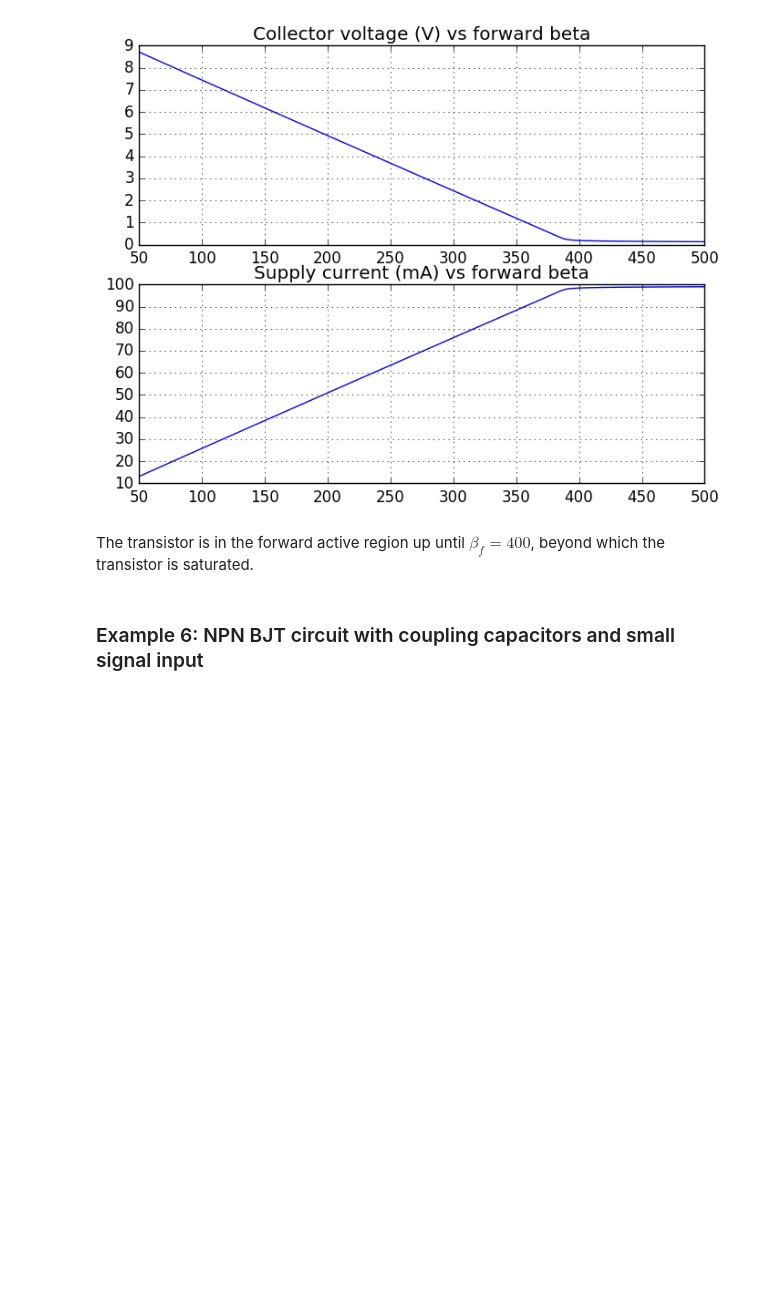
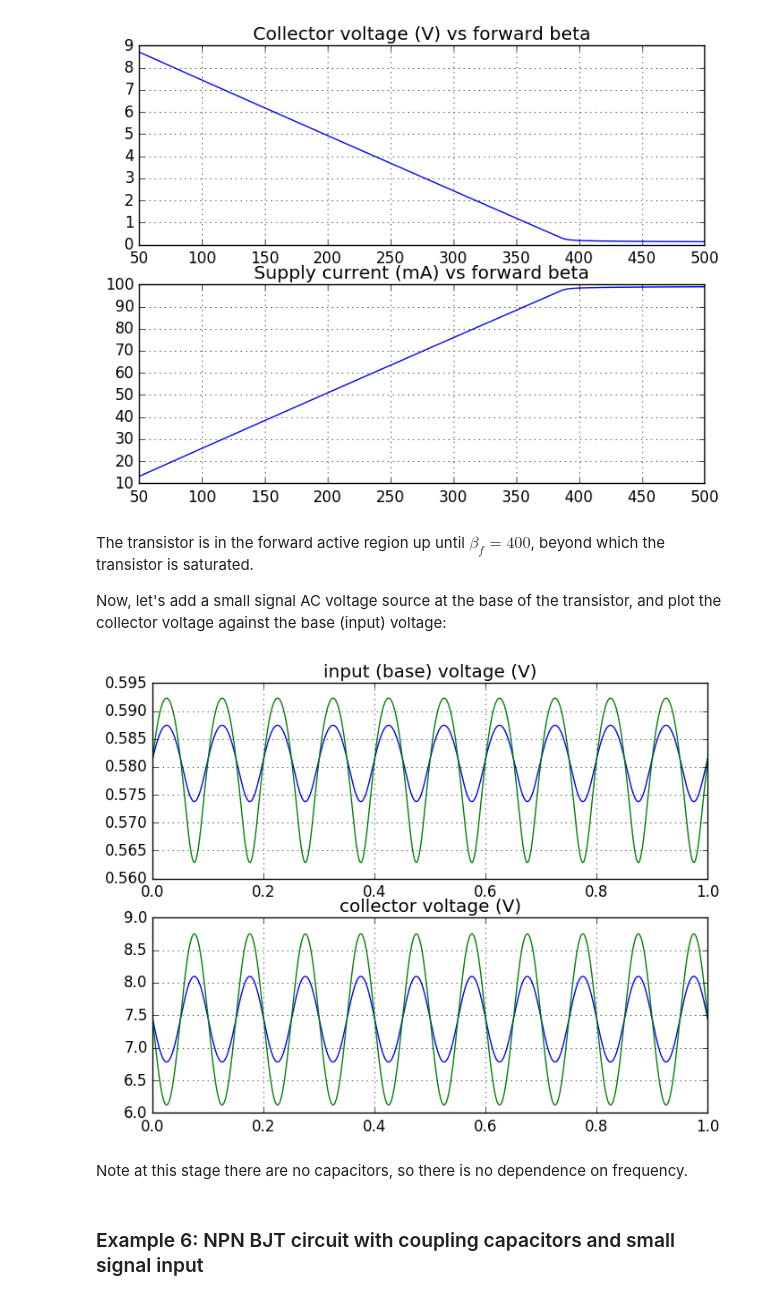
Before and after one commit to mridsole/SimpleCircuits.jl, a Jupyter notebook: MATH3976 Project - Rapisarda 440429320.ipynb, the cells around one changed output. Cells and saved outputs as stored; diff of their text form; code cells hidden in the pictures; blank space fills up the shorter version.

Commit message:
Added lots of good things

```diff
--- a/MATH3976 Project - Rapisarda 440429320.ipynb
+++ b/MATH3976 Project - Rapisarda 440429320.ipynb
@@ -267,5 +267,41 @@ plot(βf_range, 1e+3 * cop[vcc]);
 [figure]
 # %% [markdown]
 The transistor is in the forward active region up until $\beta_f = 400$, beyond which the transistor is saturated.
+
+Now, let's add a small signal AC voltage source at the base of the transistor, and plot the collector voltage against the base (input) voltage:
+# %%
+# first, change βf back to a number
+q1.βf = 100.
+
+disconnect!(circ, q1.pB)
+
+# 500 mV, 10 Hz
+vin = VoltageSource(:(0.5*sin(2π*10.*t)))
+
+connect!(circ, vin.pLow, rb1.p2)
+connect!(circ, vin.pHigh, q1.pB)
+
+trange = 0.:0.001:1.
+cop = trans_exp(circ, trange)
+
+# let's do the same thing again, with a larger input signal - we should see some clipping/distortion
+vin.V = :(1.0*sin(2π*10.*t))
+cop2 = trans_exp(circ, trange)
+
+# plot the results
+subplot(2, 1, 1)
+grid(b=true, which="major")
+title("input (base) voltage (V)")
+plot(trange, cop[vin.pHigh])
+plot(trange, cop2[vin.pHigh])
+subplot(2, 1, 2)
+title("collector voltage (V)")
+grid(b=true, which="major")
+plot(trange, cop[q1.pC]);
+plot(trange, cop2[q1.pC]);
+# %% [output]
+[figure, added]
+# %% [markdown]
+Note at this stage there are no capacitors, so there is no dependence on frequency.
 # %% [markdown]
 ### Example 6: NPN BJT circuit with coupling capacitors and small signal input
```
Also changed, not shown: parts of 16 cells of this notebook, 1 other file.
